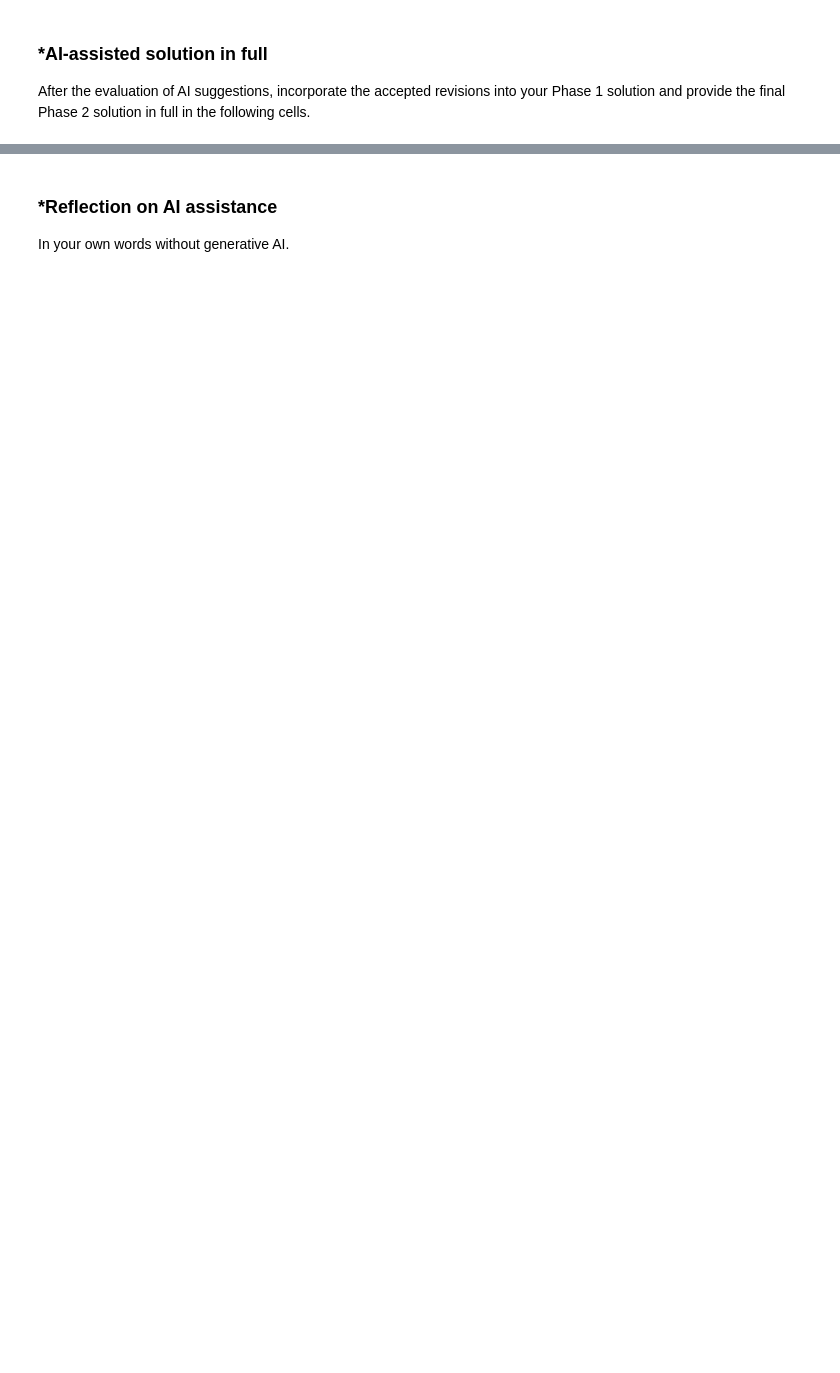
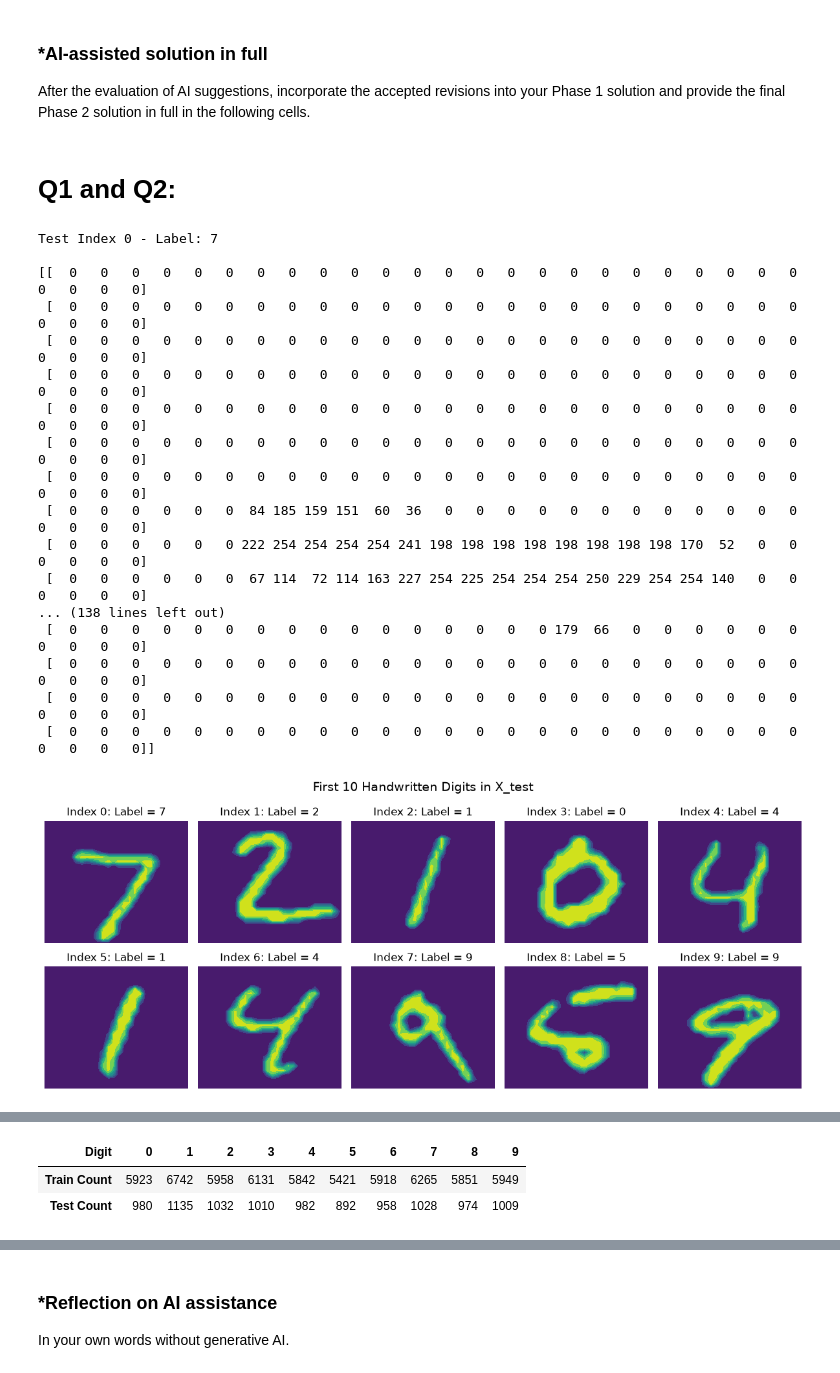
Before and after one commit to Brustachio/L01-cv, a Jupyter notebook: notebook.ipynb, the cells around one changed output, grey strips where cells are left out. Drawn from its saved outputs; the diff is of its cells as text; code cells hidden in the pictures; blank space fills up the shorter version.

Commit message:
phase 2 done

```diff
--- a/notebook.ipynb
+++ b/notebook.ipynb
@@ -363,3 +369,77 @@ Keep Phase 1 frozen.
 After the evaluation of AI suggestions, incorporate the accepted revisions into your Phase 1 solution and provide the final Phase 2 solution in full in the following cells.
 # %%
 # Your Phase 2 solution to the problem goes here.
+# %% [markdown]
+# Q1 and Q2:
+# %%
+import pickle
+import matplotlib.pyplot as plt
+import numpy as np
+import pandas as pd
+import seaborn as sns
+
+with open("data/minst.pkl", "rb") as f:
+  data = pickle.load(f)
+X_train, y_train = data["X_train"], data["y_train"]
+X_test, y_test = data["X_test"], data["y_test"]
+
+# Print the label and 28x28 matrix for the first 5 test digits
+np.set_printoptions(edgeitems=30, linewidth=100000)
+for i in range(5):
+  print(f"Test Index {i} - Label: {y_test[i]}\n")
+  print(X_test[i], "\n")
+
+# PHASE 2 IMPROVEMENT 1a: Plot the first 10 test digits in a clean 2x5 subplot grid
+fig, axes = plt.subplots(2, 5, figsize=(12, 5))
+for i, ax in enumerate(axes.flat):
+  ax.contourf(np.rot90(X_test[i].transpose()))
+  ax.set_title(f"Index {i}: Label = {y_test[i]}")
+  ax.axis("off")
+plt.suptitle("First 10 Handwritten Digits in X_test", fontsize=14)
+plt.tight_layout()
+plt.show()
+
+# Q2: Check shapes, data types, pixel range, missingness, and class balance
+print("X_train.shape:", X_train.shape)
+print("X_test.shape:", X_test.shape)
+print("X_train[i].shape:", X_train[0].shape)
+print("X_test[i].shape:", X_test[0].shape)
+print("y_train.shape:", y_train.shape)
+print("y_test.shape:", y_test.shape)
+
+# PHASE 2 IMPROVEMENT 1b: Verify data cleanliness and class distribution
+print(
+    f"\nData type: {X_train.dtype}, Pixel range: [{X_train.min()},"
+    f" {X_train.max()}]"
+)
+print(
+    f"Missing values in X_train: {np.isnan(X_train).sum()}, X_test:"
+    f" {np.isnan(X_test).sum()}"
+)
+
+class_counts = pd.DataFrame({
+    "Train Count": pd.Series(y_train).value_counts().sort_index(),
+    "Test Count": pd.Series(y_test).value_counts().sort_index(),
+})
+class_counts.index.name = "Digit"
+print("\nClass distribution across digits (0-9):")
+display(class_counts.T)
+# %% [output]
+Test Index 0 - Label: 7
+
+[[  0   0   0   0   0   0   0   0   0   0   0   0   0   0   0   0   0   0   0   0   0   0   0   0   0   0   0   0]
+ [  0   0   0   0   0   0   0   0   0   0   0   0   0   0   0   0   0   0   0   0   0   0   0   0   0   0   0   0]
+ [  0   0   0   0   0   0   0   0   0   0   0   0   0   0   0   0   0   0   0   0   0   0   0   0   0   0   0   0]
+ [  0   0   0   0   0   0   0   0   0   0   0   0   0   0   0   0   0   0   0   0   0   0   0   0   0   0   0   0]
+ [  0   0   0   0   0   0   0   0   0   0   0   0   0   0   0   0   0   0   0   0   0   0   0   0   0   0   0   0]
+ [  0   0   0   0   0   0   0   0   0   0   0   0   0   0   0   0   0   0   0   0   0   0   0   0   0   0   0   0]
+ [  0   0   0   0   0   0   0   0   0   0   0   0   0   0   0   0   0   0   0   0   0   0   0   0   0   0   0   0]
+ [  0   0   0   0   0   0  84 185 159 151  60  36   0   0   0   0   0   0   0   0   0   0   0   0   0   0   0   0]
+ [  0   0   0   0   0   0 222 254 254 254 254 241 198 198 198 198 198 198 198 198 170  52   0   0   0   0   0   0]
+ [  0   0   0   0   0   0  67 114  72 114 163 227 254 225 254 254 254 250 229 254 254 140   0   0   0   0   0   0]
+... (138 lines left out)
+ [  0   0   0   0   0   0   0   0   0   0   0   0   0   0   0   0 179  66   0   0   0   0   0   0   0   0   0   0]
+ [  0   0   0   0   0   0   0   0   0   0   0   0   0   0   0   0   0   0   0   0   0   0   0   0   0   0   0   0]
+ [  0   0   0   0   0   0   0   0   0   0   0   0   0   0   0   0   0   0   0   0   0   0   0   0   0   0   0   0]
+ [  0   0   0   0   0   0   0   0   0   0   0   0   0   0   0   0   0   0   0   0   0   0   0   0   0   0   0   0]]
+[figure, added]
@@ -365,0 +457,3 @@ After the evaluation of AI suggestions, incorporate the accepted revisions into
+| Digit | 0 | 1 | 2 | 3 | 4 | 5 | 6 | 7 | 8 | 9 |
+| Train Count | 5923 | 6742 | 5958 | 6131 | 5842 | 5421 | 5918 | 6265 | 5851 | 5949 |
+| Test Count | 980 | 1135 | 1032 | 1010 | 982 | 892 | 958 | 1028 | 974 | 1009 |
```
Also changed, not shown: parts of 26 cells of this notebook.
